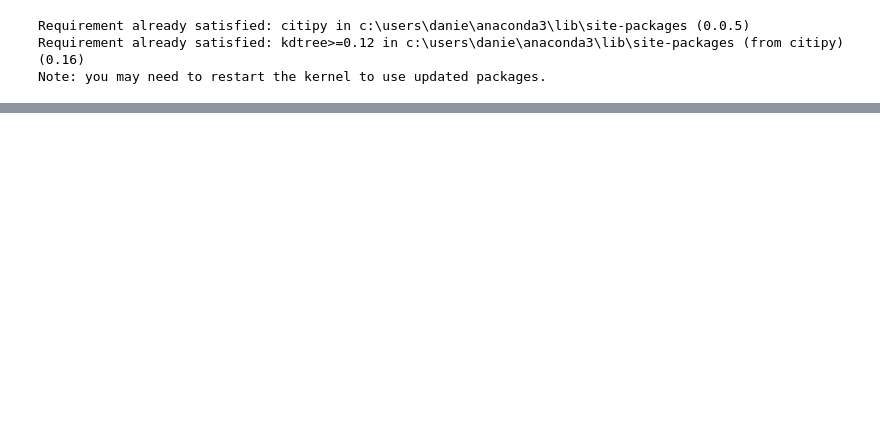
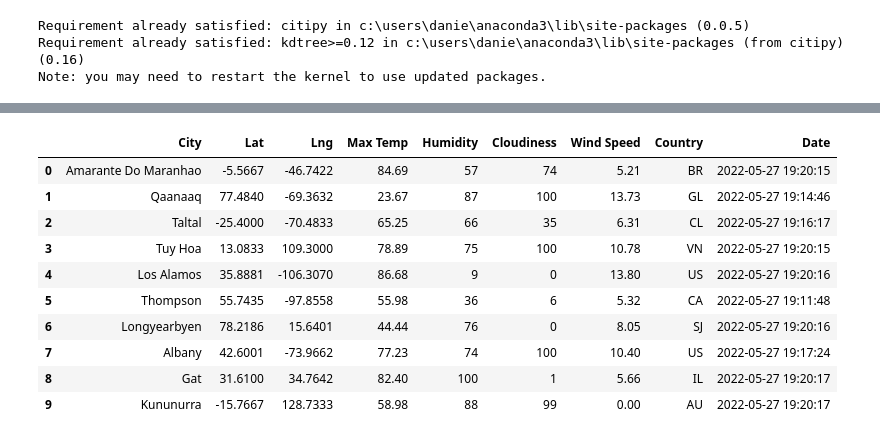
Before and after one commit to Monsaiaung/World_Weather_Analysis, a Jupyter notebook: WeatherPy.ipynb, the cells around one changed output, grey strips where cells are left out. Drawn from its saved outputs; the diff is of its cells as text; code cells hidden in the pictures; blank space fills up the shorter version.

```diff
--- a/WeatherPy.ipynb
+++ b/WeatherPy.ipynb
@@ -39,0 +58,4 @@ len(cities)
+# %%
+# Starting URL for Weather Map API Call.
+url = "http://api.openweathermap.org/data/2.5/weather?units=Imperial&APPID=" + weather_api_key
+print(url)
@@ -39,0 +81,10 @@ len(cities)
+# %%
+# Create an empty list to hold the weather data.
+city_data = []
+# Print the beginning of the logging.
+print("Beginning Data Retrieval     ")
+print("-----------------------------")
+
+# Create counters.
+record_count = 1
+set_count = 1
@@ -39,0 +94,12 @@ len(cities)
+# %%
+# Loop through all the cities in our list.
+for i in range(len(cities)):
+
+    # Group cities in sets of 50 for logging purposes.
+    if (i % 50 == 0 and i >= 50):
+        set_count += 1
+        record_count = 1
+        time.sleep(60)
+
+    # Create endpoint URL with each city.
+    city_url = url + "&q=" + cities[i]
@@ -39,0 +176,16 @@ len(cities)
+# %%
+# Convert the array of dictionaries to a Pandas DataFrame.
+city_data_df = pd.DataFrame(city_data)
+city_data_df.head(10)
+# %% [output]
+|  | City | Lat | Lng | Max Temp | Humidity | Cloudiness | Wind Speed | Country | Date |
+| 0 | Amarante Do Maranhao | -5.5667 | -46.7422 | 84.69 | 57 | 74 | 5.21 | BR | 2022-05-27 19:20:15 |
+| 1 | Qaanaaq | 77.4840 | -69.3632 | 23.67 | 87 | 100 | 13.73 | GL | 2022-05-27 19:14:46 |
+| 2 | Taltal | -25.4000 | -70.4833 | 65.25 | 66 | 35 | 6.31 | CL | 2022-05-27 19:16:17 |
+| 3 | Tuy Hoa | 13.0833 | 109.3000 | 78.89 | 75 | 100 | 10.78 | VN | 2022-05-27 19:20:15 |
+| 4 | Los Alamos | 35.8881 | -106.3070 | 86.68 | 9 | 0 | 13.80 | US | 2022-05-27 19:20:16 |
+| 5 | Thompson | 55.7435 | -97.8558 | 55.98 | 36 | 6 | 5.32 | CA | 2022-05-27 19:11:48 |
+| 6 | Longyearbyen | 78.2186 | 15.6401 | 44.44 | 76 | 0 | 8.05 | SJ | 2022-05-27 19:20:16 |
+| 7 | Albany | 42.6001 | -73.9662 | 77.23 | 74 | 100 | 10.40 | US | 2022-05-27 19:17:24 |
+| 8 | Gat | 31.6100 | 34.7642 | 82.40 | 100 | 1 | 5.66 | IL | 2022-05-27 19:20:17 |
+| 9 | Kununurra | -15.7667 | 128.7333 | 58.98 | 88 | 99 | 0.00 | AU | 2022-05-27 19:20:17 |
```
Also changed, not shown: parts of 13 cells of this notebook, 6 other files.
